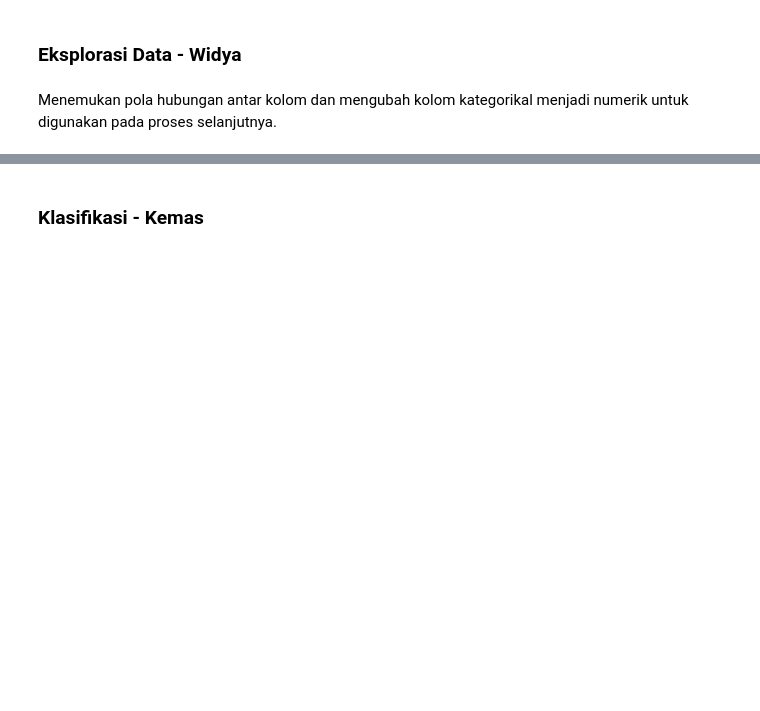
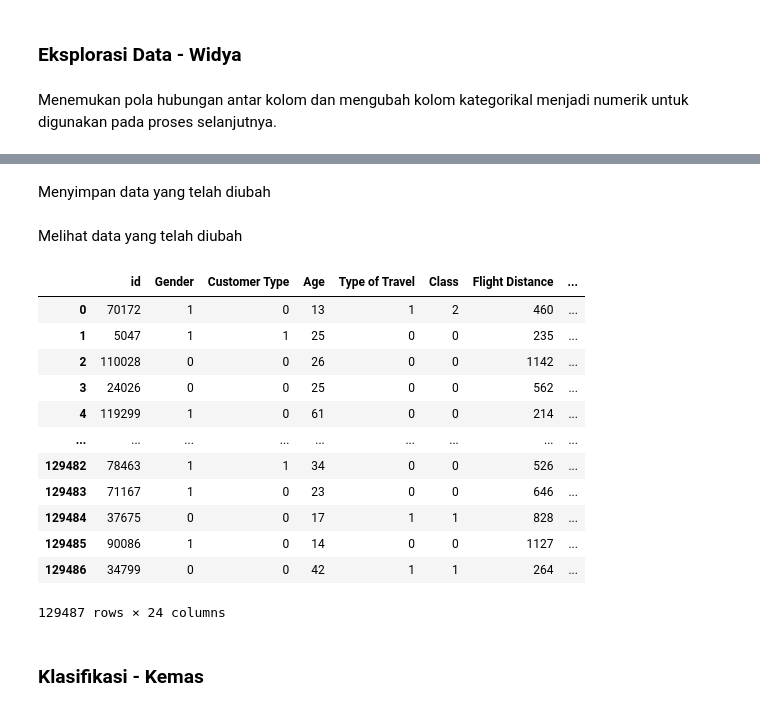
Before and after one commit to Dzoel31/Data-Mining-Classification-Clustering, a Jupyter notebook: Project_UAS_DMDW.ipynb, the cells around one changed output, grey strips where cells are left out. Drawn from its saved outputs; the diff is of its cells as text; code cells hidden in the pictures; blank space fills up the shorter version.

```diff
--- a/Project_UAS_DMDW.ipynb
+++ b/Project_UAS_DMDW.ipynb
@@ -286,0 +362,7 @@ Menemukan pola hubungan antar kolom dan mengubah kolom kategorikal menjadi numer
+# %%
+label_encoder = LabelEncoder()
+categorical_columns = df_merge.select_dtypes(include=['object']).columns.tolist()
+
+
+for col in categorical_columns:
+    df_merge[col] = label_encoder.fit_transform(df_merge[col])
@@ -286,0 +415,2 @@ Menemukan pola hubungan antar kolom dan mengubah kolom kategorikal menjadi numer
+# %% [markdown]
+Menyimpan data yang telah diubah
@@ -287,3 +420,21 @@ Menemukan pola hubungan antar kolom dan mengubah kolom kategorikal menjadi numer
+# %% [markdown]
+Melihat data yang telah diubah
+# %%
+df_merge
+# %% [output]
+|  | id | Gender | Customer Type | Age | Type of Travel | Class | Flight Distance | ... |
+| 0 | 70172 | 1 | 0 | 13 | 1 | 2 | 460 | ... |
+| 1 | 5047 | 1 | 1 | 25 | 0 | 0 | 235 | ... |
+| 2 | 110028 | 0 | 0 | 26 | 0 | 0 | 1142 | ... |
+| 3 | 24026 | 0 | 0 | 25 | 0 | 0 | 562 | ... |
+| 4 | 119299 | 1 | 0 | 61 | 0 | 0 | 214 | ... |
+| ... | ... | ... | ... | ... | ... | ... | ... | ... |
+| 129482 | 78463 | 1 | 1 | 34 | 0 | 0 | 526 | ... |
+| 129483 | 71167 | 1 | 0 | 23 | 0 | 0 | 646 | ... |
+| 129484 | 37675 | 0 | 0 | 17 | 1 | 1 | 828 | ... |
+| 129485 | 90086 | 1 | 0 | 14 | 0 | 0 | 1127 | ... |
+| 129486 | 34799 | 0 | 0 | 42 | 1 | 1 | 264 | ... |
+129487 rows × 24 columns
 # %% [markdown]
 ### Klasifikasi - Kemas
 # %% [markdown]
```
Also changed, not shown: parts of 16 cells of this notebook, 1 other file.
